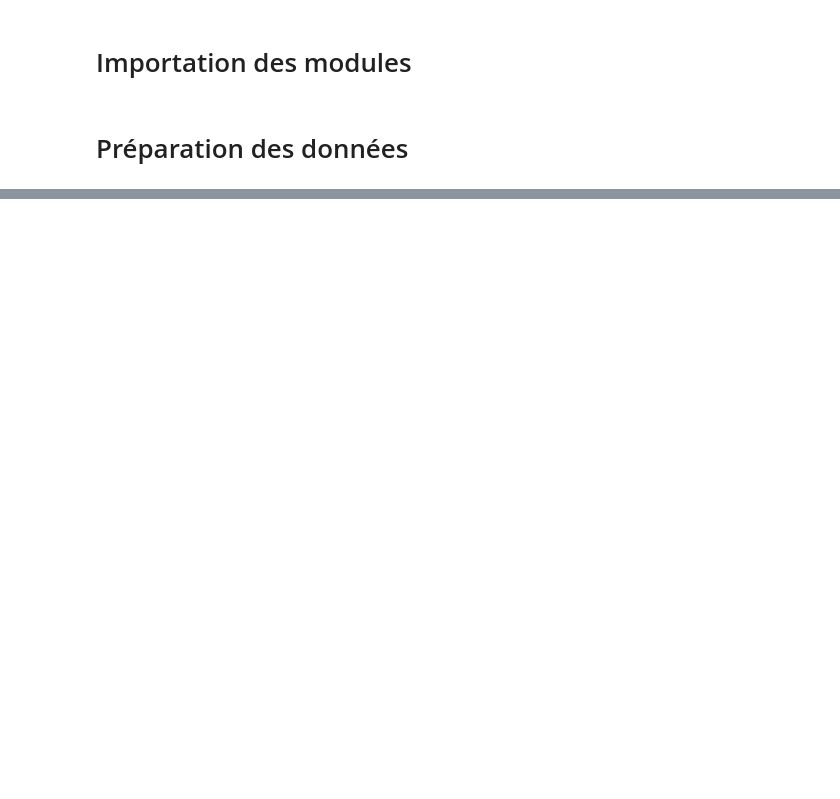
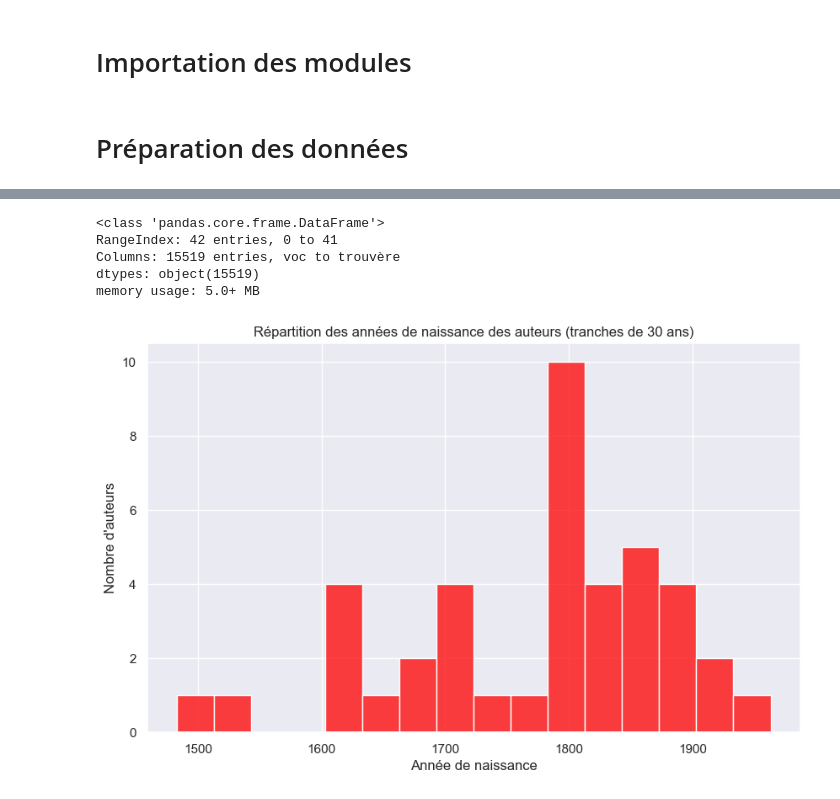
Before and after one commit to leaajo/APST, a Jupyter notebook: second_study/0_data.ipynb, the cells around one changed output, grey strips where cells are left out. Drawn from its saved outputs; the diff is of its cells as text; code cells hidden in the pictures; blank space fills up the shorter version.

```diff
--- a/second_study/0_data.ipynb
+++ b/second_study/0_data.ipynb
@@ -13,3 +13,6 @@ from sklearn.decomposition import PCA
 from sklearn.model_selection import cross_val_score
 # %% [markdown]
 # Préparation des données
+# %%
+auteurs_nat_df = pd.read_csv('data/AuteursNat.csv')  # Contient les informations sur les années de naissance des auteurs
+auteurs_df = pd.read_csv('data/Auteurs.csv', sep = " ")  # Contient les données sur l'utilisation des mots par auteur
@@ -15,0 +34,22 @@ from sklearn.model_selection import cross_val_score
+# %%
+auteurs_df.head()
+
+# Afficher les informations générales sur le DataFrame des mots
+auteurs_df.info()
+# %% [output]
+<class 'pandas.core.frame.DataFrame'>
+RangeIndex: 42 entries, 0 to 41
+Columns: 15519 entries, voc to trouvère
+dtypes: object(15519)
+memory usage: 5.0+ MB
+# %%
+# Trancher les années en intervalles de 30 ans
+bins_30 = np.arange(auteurs_nat_df['Naissance'].min(), auteurs_nat_df['Naissance'].max() + 30, 30)
+plt.figure(figsize=(10, 6))
+sns.histplot(auteurs_nat_df['Naissance'], bins=bins_30, kde=False, color='red')
+plt.title('Répartition des années de naissance des auteurs (tranches de 30 ans)')
+plt.xlabel('Année de naissance')
+plt.ylabel('Nombre d\'auteurs')
+plt.show()
+# %% [output]
+[figure, added]
```
Also changed, not shown: parts of 16 cells of this notebook, 1 other file.
